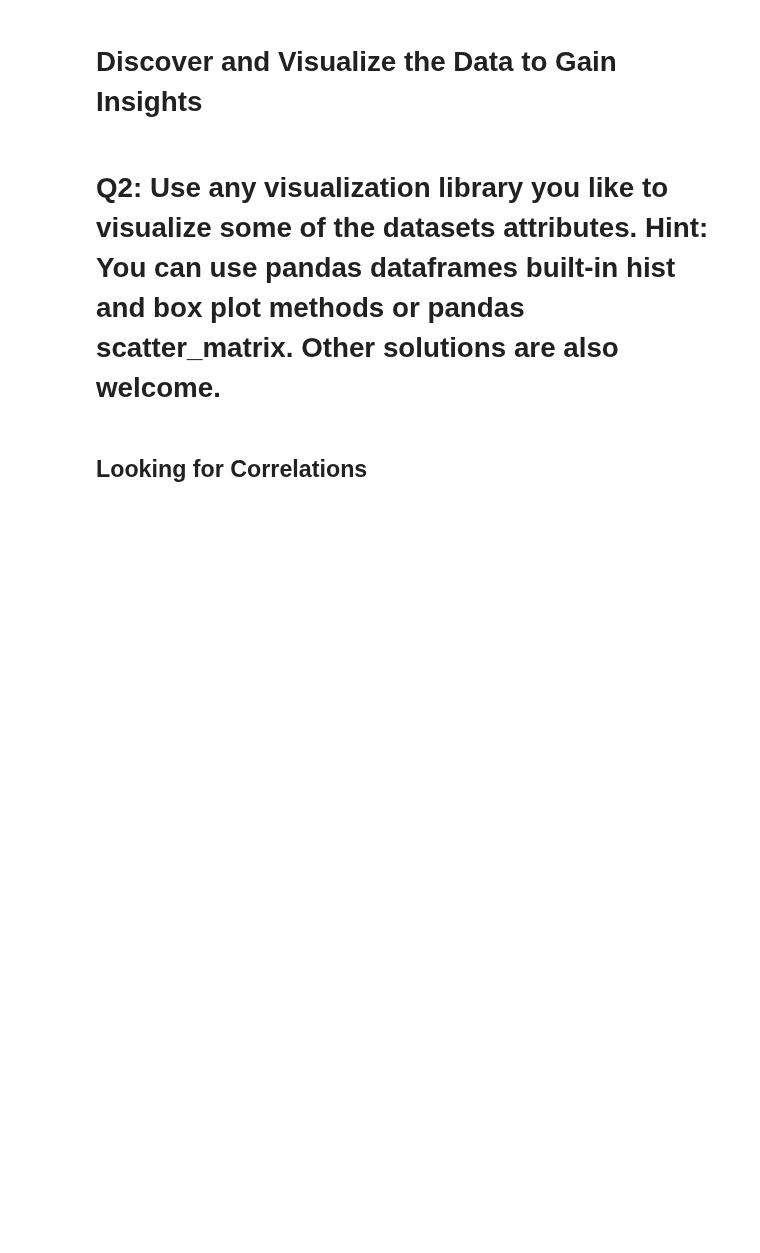
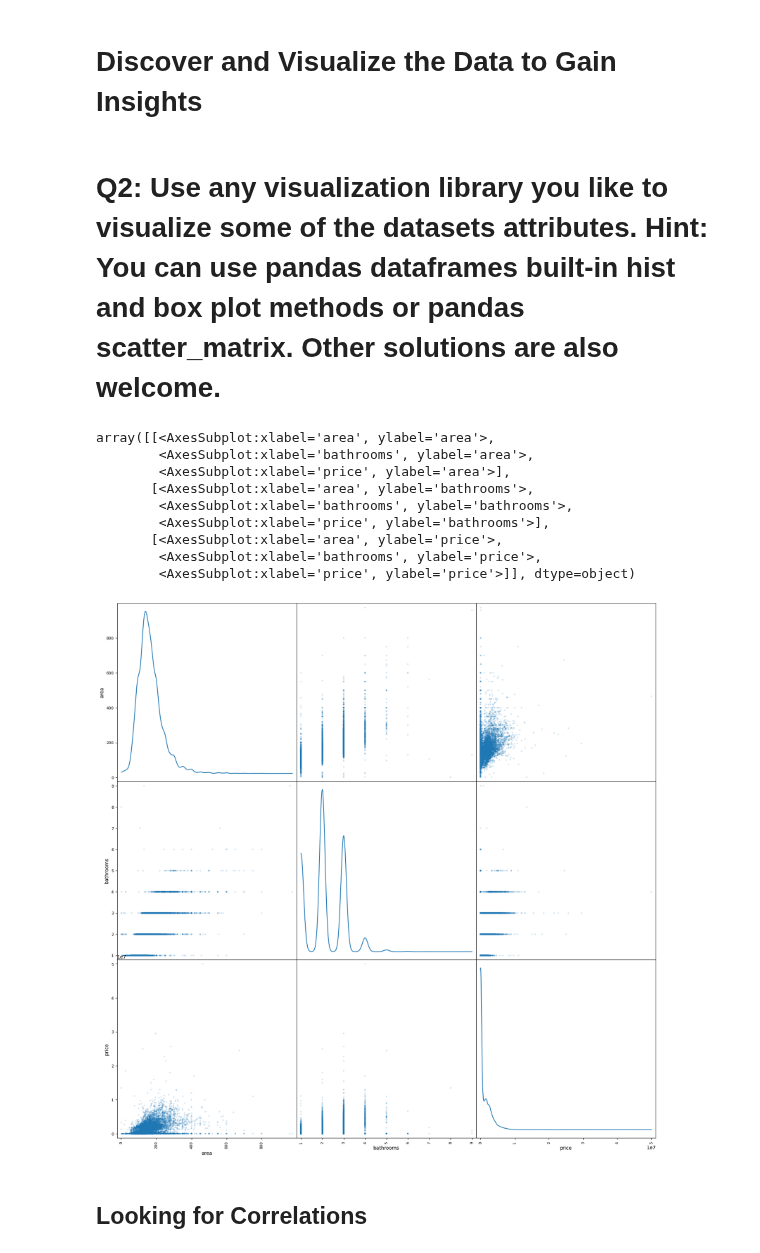
Before and after one commit to mostaf7583/IEEE-tasks, a Jupyter notebook: IEEE_Session_2_Task.ipynb, the cells around one changed output. Drawn from its saved outputs; the diff is of its cells as text; code cells hidden in the pictures; blank space fills up the shorter version.

```diff
--- a/IEEE_Session_2_Task.ipynb
+++ b/IEEE_Session_2_Task.ipynb
@@ -92,7 +89,7 @@ import pandas as pd
 #Helps make printing numbers look better
 pd.options.display.float_format = '{:.2f}'.format
 
-train = pd.read_csv('house_prices_train.csv')
+train = pd.read_csv('https://drive.google.com/uc?id=1lXJTBP4mOVnS2nMTusEcUHjqWgZGNkLW')
 # %% [markdown]
 ## Take a Quick Look at the Data Structure
 # %% [markdown]
@@ -101,6 +107,22 @@ train = pd.read_csv('house_prices_train.csv')
 # Discover and Visualize the Data to Gain Insights
 # %% [markdown]
 <h1><b>Q2: Use any visualization library you like to visualize some of the datasets attributes. Hint: You can use pandas dataframes built-in hist and box plot methods or pandas scatter_matrix. Other solutions are also welcome.</b></h1>
+# %%
+
+# visualize the some dataset attributes using a scatter matrix
+from pandas.plotting import scatter_matrix
+scatter_matrix(train, alpha=0.2, figsize=(20, 20), diagonal='kde')
+# %% [output]
+array([[<AxesSubplot:xlabel='area', ylabel='area'>,
+        <AxesSubplot:xlabel='bathrooms', ylabel='area'>,
+        <AxesSubplot:xlabel='price', ylabel='area'>],
+       [<AxesSubplot:xlabel='area', ylabel='bathrooms'>,
+        <AxesSubplot:xlabel='bathrooms', ylabel='bathrooms'>,
+        <AxesSubplot:xlabel='price', ylabel='bathrooms'>],
+       [<AxesSubplot:xlabel='area', ylabel='price'>,
+        <AxesSubplot:xlabel='bathrooms', ylabel='price'>,
+        <AxesSubplot:xlabel='price', ylabel='price'>]], dtype=object)
+[figure, added]
 # %% [markdown]
 ## Looking for Correlations
 # %% [markdown]
```
Also changed, not shown: parts of 20 cells of this notebook.
